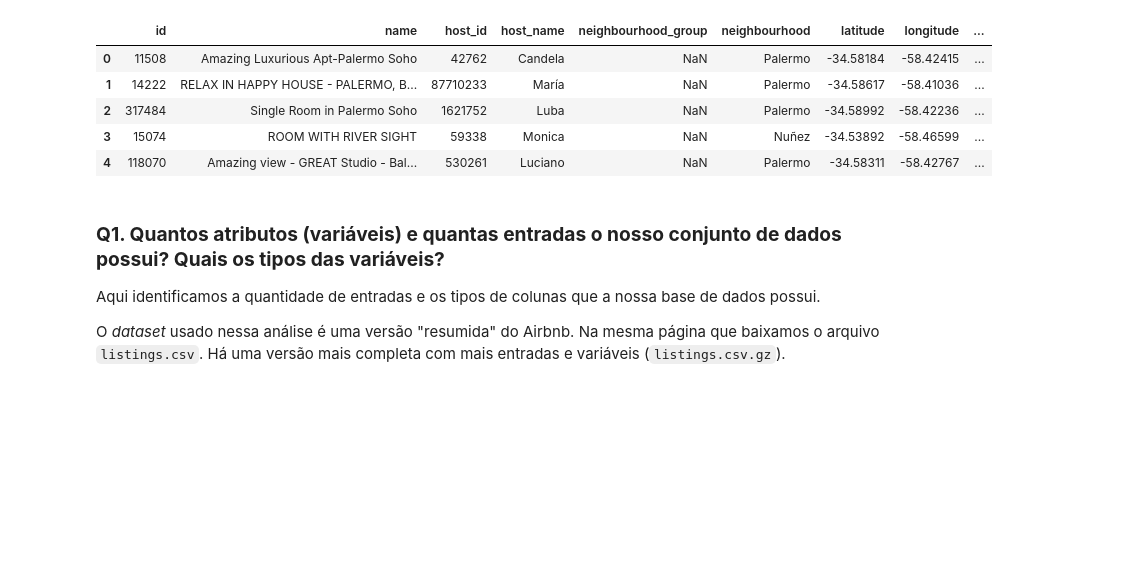
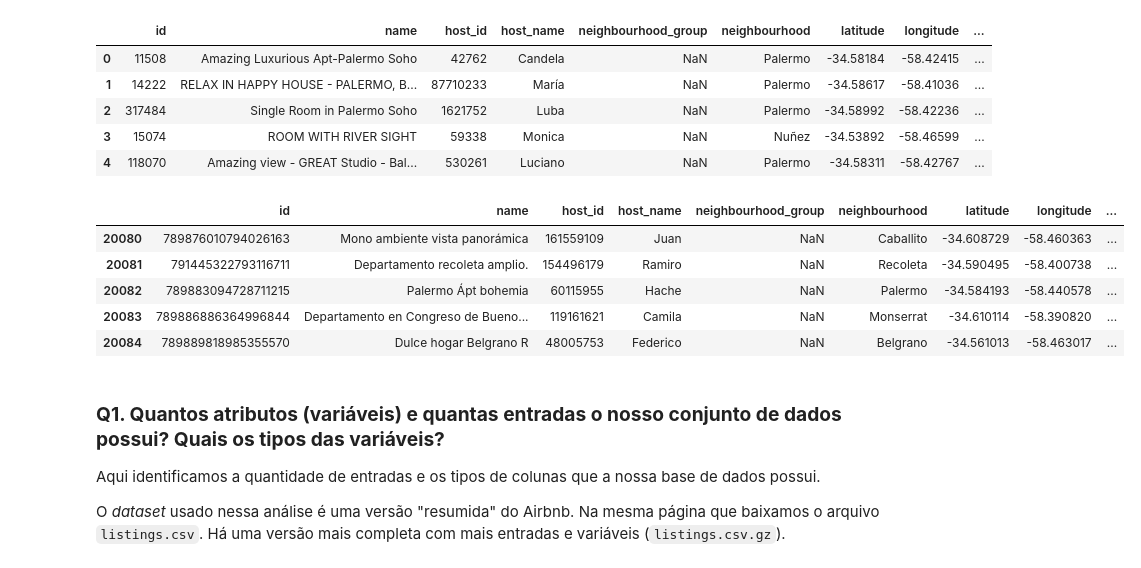
Before and after one commit to Tha-Helena/Analise_de_Dados_Airbnb_Buenos_Aires, a Jupyter notebook: Projeto_01_Analisando_os_Dados_do_Airbnb.ipynb, the cells around one changed output. Drawn from its saved outputs; the diff is of its cells as text; code cells hidden in the pictures; blank space fills up the shorter version.

```diff
--- a/Projeto_01_Analisando_os_Dados_do_Airbnb.ipynb
+++ b/Projeto_01_Analisando_os_Dados_do_Airbnb.ipynb
@@ -82,6 +82,16 @@ df.head()
 | 2 | 317484 | Single Room in Palermo Soho | 1621752 | Luba | NaN | Palermo | -34.58992 | -58.42236 | ... |
 | 3 | 15074 | ROOM WITH RIVER SIGHT | 59338 | Monica | NaN | Nuñez | -34.53892 | -58.46599 | ... |
 | 4 | 118070 | Amazing view - GREAT Studio - Bal... | 530261 | Luciano | NaN | Palermo | -34.58311 | -58.42767 | ... |
+# %%
+# mostrar as 5 últimas entradas
+df.tail()
+# %% [output]
+|  | id | name | host_id | host_name | neighbourhood_group | neighbourhood | latitude | longitude | ... |
+| 20080 | 789876010794026163 | Mono ambiente vista panorámica | 161559109 | Juan | NaN | Caballito | -34.608729 | -58.460363 | ... |
+| 20081 | 791445322793116711 | Departamento recoleta amplio. | 154496179 | Ramiro | NaN | Recoleta | -34.590495 | -58.400738 | ... |
+| 20082 | 789883094728711215 | Palermo Ápt bohemia | 60115955 | Hache | NaN | Palermo | -34.584193 | -58.440578 | ... |
+| 20083 | 789886886364996844 | Departamento en Congreso de Bueno... | 119161621 | Camila | NaN | Monserrat | -34.610114 | -58.390820 | ... |
+| 20084 | 789889818985355570 | Dulce hogar Belgrano R | 48005753 | Federico | NaN | Belgrano | -34.561013 | -58.463017 | ... |
 # %% [markdown]
 ### **Q1. Quantos atributos (variáveis) e quantas entradas o nosso conjunto de dados possui? Quais os tipos das variáveis?**
 
```
Also changed, not shown: parts of 2 cells of this notebook.
